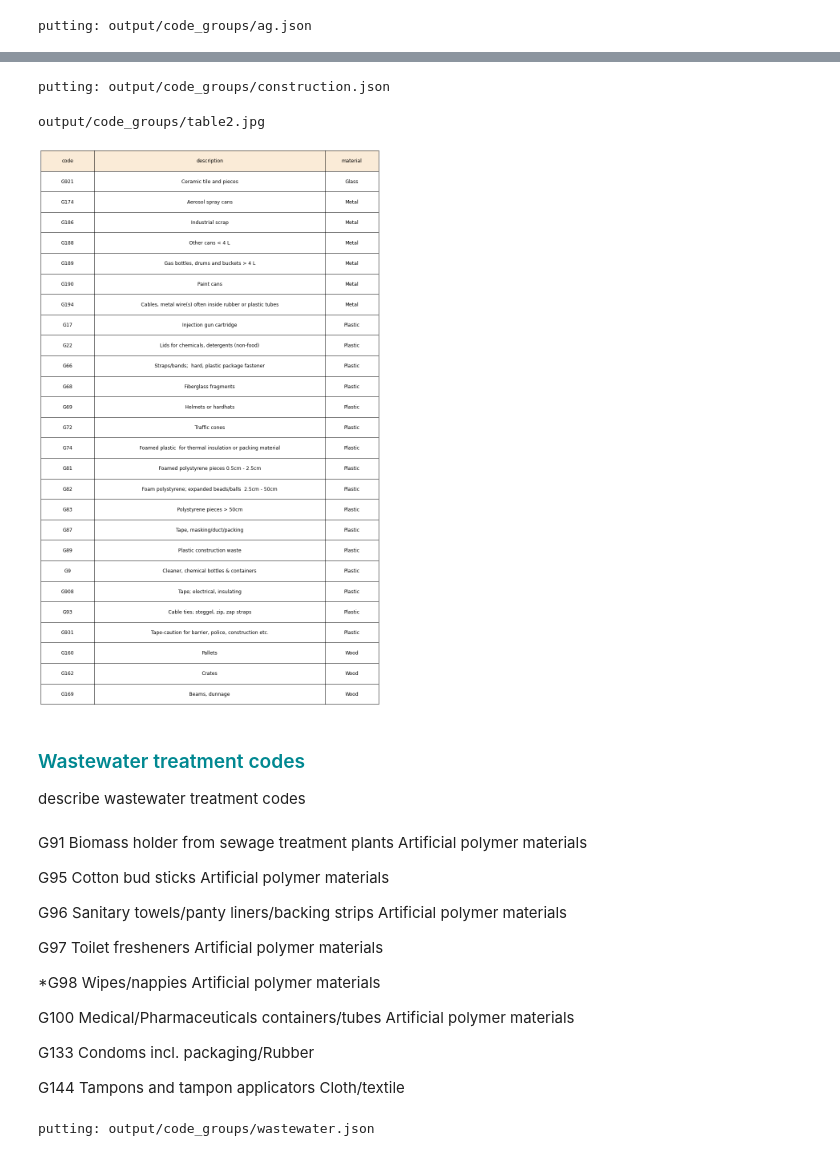
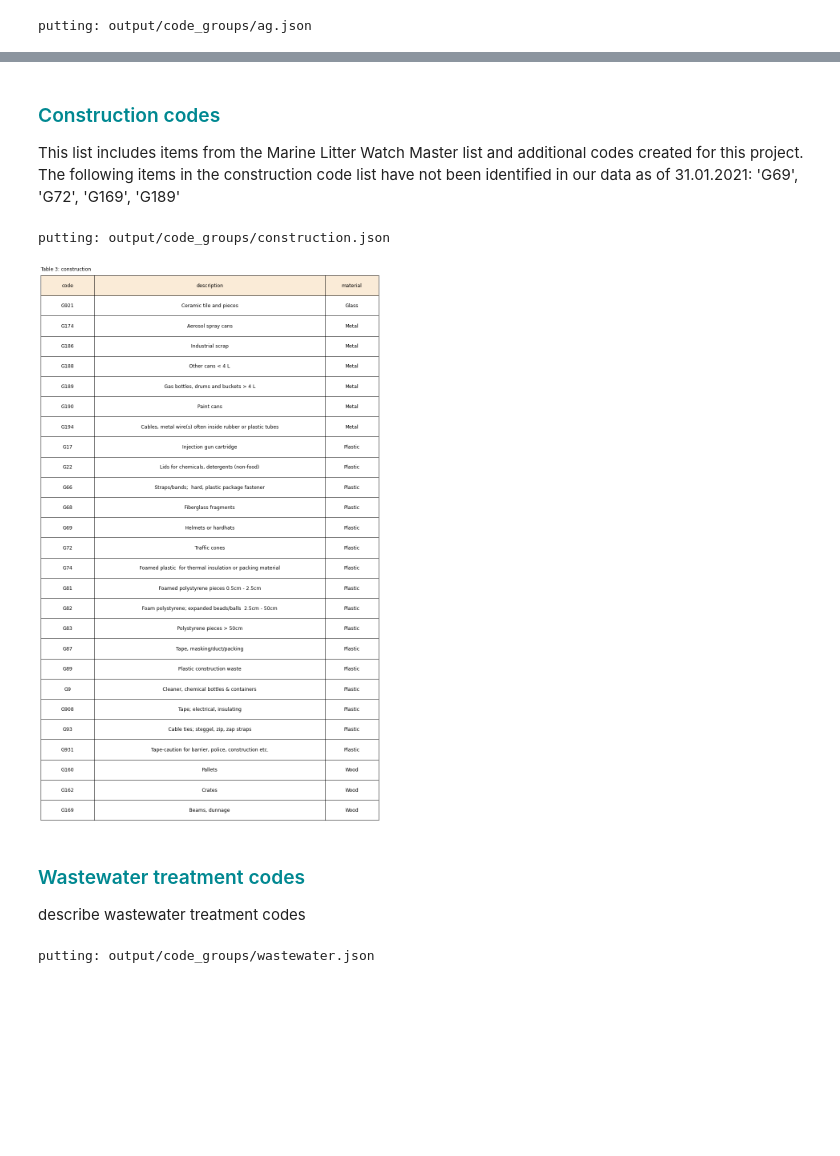
Before and after one commit to hammerdirt-analyst/iqals, a Jupyter notebook: code_groups.ipynb, the cells around one changed output, grey strips where cells are left out. Saved outputs shown, nothing was run; the diff lists cells and outputs as text; code cells hidden in the pictures; blank space fills up the shorter version.

Commit message:
updated tables

```diff
--- a/code_groups.ipynb
+++ b/code_groups.ipynb
@@ -75,12 +75,20 @@ def table_fonts(a_table, size=12):
     a_table.auto_set_font_size(False)
     a_table.set_fontsize(size)
 
+# method to save
+files_generated=[]
+def add_output(a_name, a_tag, atype="table", fignum=0, a_list=files_generated):
+    tableonefile = F"{project_directory}/{a_name}"
+    files_generated.append({'tag':a_tag, 'number':fignum, 'file':tableonefile,'type':atype})
+    plt.savefig(tableonefile, dpi=300)
+
+
 
 # table kwargs
 table_k = dict(loc="top left", bbox=(0,0,1,1), colWidths=[.5, .5], cellLoc='center')
 tablecenter_k = dict(loc="top left", bbox=(0,0,1,1), cellLoc='center')
 tabtickp_k = dict(axis='both', which='both', bottom=False, top=False, left=False, right=False, labelleft=False, labelbottom=False)
-
+title_k = {'loc':'left', 'pad':12, 'linespacing':1.5, 'fontsize':12}
 display(HTML("""
 <style>
 .output {
@@ -225,3 +224,9 @@ G931 Tape-caution for barrier, police, construction etc. (Parent code G124)
+# %% [markdown]
+### <span style="color:#008891">Construction codes</span>
+
+This list includes items from the Marine Litter Watch Master list and additional codes created for this project.
+The following items in the construction code list have not been identified in our data as of 31.01.2021:
+'G69', 'G72', 'G169', 'G189'
 # %%
 
 construction=['G9',
@@ -259,57 +264,42 @@ putting: output/code_groups/construction.json
 # %%
 # make adjustments to table kwargs:
 wwcodes = dfCodes[dfCodes.code.isin(construction)][['code', 'material', 'description']]
 wwcodes = wwcodes[['code', 'description', 'material']]
 
 tablecenter_k = dict(loc="center", bbox=(0,0,1,1), colWidths=[12,52, 12], cellLoc='center')
 tabledata=wwcodes
 fig, ax = plt.subplots(figsize=(12, len(tabledata)*.75))
 ax = make_table_grids(ax)
 a_table = mpl.table.table(
     cellText=tabledata.values,
     colLabels=tabledata.columns,
     colColours=['antiquewhite' for col in list(tabledata.columns)],
     ax=ax,
     **tablecenter_k)
 
 table_fonts(a_table, size=12)
 
 ax.add_table(a_table)
 ax.tick_params(**tabtickp_k)
-# ax.set_title(F"Table {table_num}: {wastewater}")
+ax.set_title(F"Table {table_num}: construction", **title_k)
 
-table_num += 1
+
 plt.tight_layout()
 
 figname = F"table{table_num}.jpg"
-print(F"{project_dir}/{figname}")
-# add_output(figname)
+a_tag="Items specific to construction industry"
+add_output(figname, a_tag, atype="table", fignum=table_num)
 
 plt.show()
 plt.close()
+
+table_num += 1
 # %% [output]
-output/code_groups/table2.jpg
-[figure, old version]
+[figure, new version]
 # %% [markdown]
 ### <span style="color:#008891">Wastewater treatment codes</span>
 
 describe wastewater treatment codes
-# %% [markdown]
-G91 Biomass holder from sewage treatment plants Artificial polymer materials
-
-G95 Cotton bud sticks Artificial polymer materials
-
-G96 Sanitary towels/panty liners/backing strips Artificial polymer materials
-
-G97 Toilet fresheners Artificial polymer materials
-
-*G98 Wipes/nappies Artificial polymer materials
-
-G100 Medical/Pharmaceuticals containers/tubes Artificial polymer materials
-
-G133 Condoms incl. packaging/Rubber
-
-G144 Tampons and tampon applicators Cloth/textile
 # %%
 
 wastewater = [
```
Also changed, not shown: parts of 26 cells of this notebook, 22 other files.
